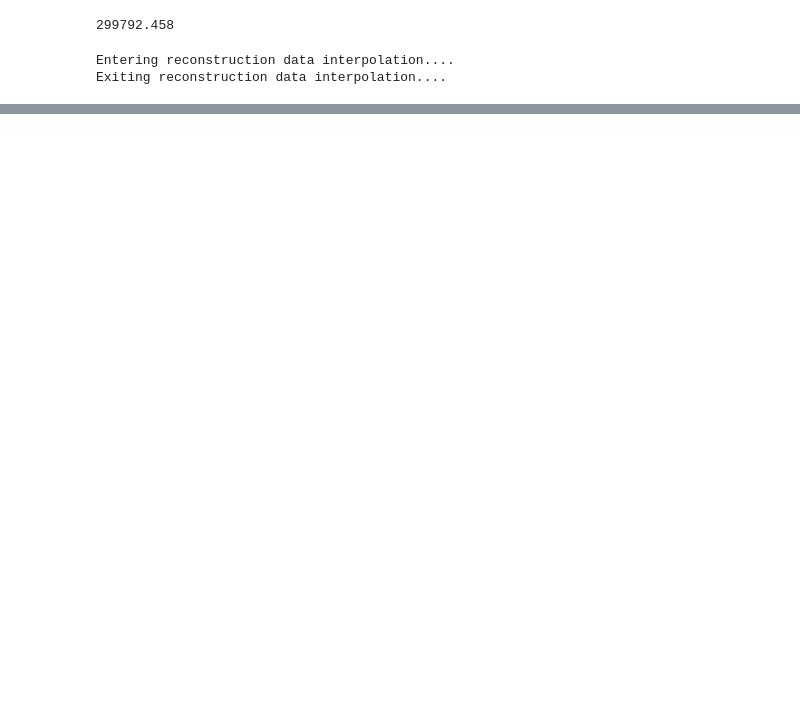
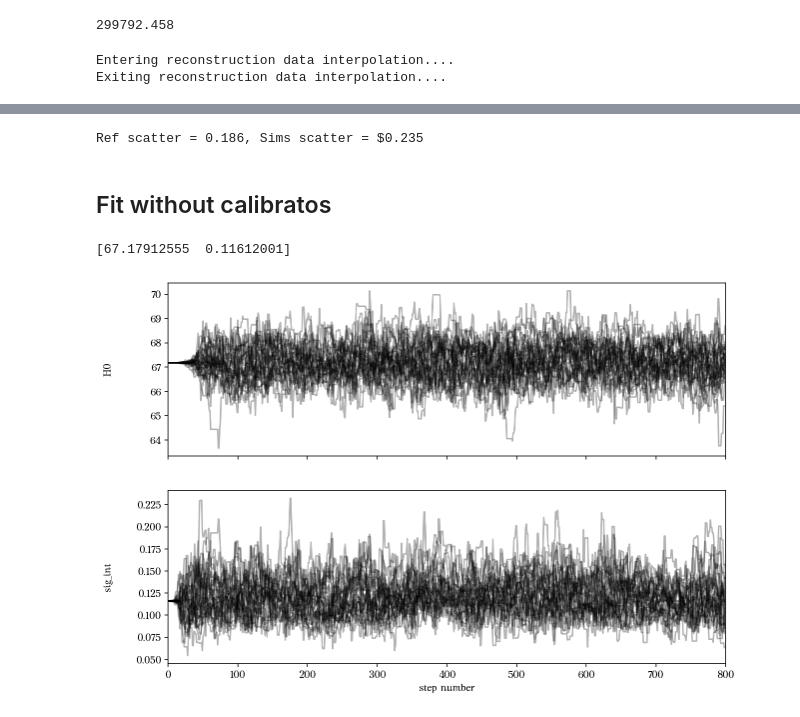
Before and after one commit to HOSTFLOWS/flows_sims, a Jupyter notebook: 4.hubble_diagram.ipynb, the cells around one changed output, grey strips where cells are left out. Saved outputs shown, nothing was run; the diff lists cells and outputs as text; code cells hidden in the pictures; blank space fills up the shorter version.

```diff
--- a/4.hubble_diagram.ipynb
+++ b/4.hubble_diagram.ipynb
@@ -555,0 +570,8 @@ print(rms_ref, rms_sims)
+# %%
+rms_ref = np.sqrt(np.mean(np.r_[res_ref**2, res_calib**2]))
+rms_sims = np.sqrt(np.nanmean(res_sims**2))
+print(f'Ref scatter = {rms_ref:.3f}, Sims scatter = {rms_sims:.3f}')
+# %% [output]
+Ref scatter = 0.186, Sims scatter = $0.235
+# %% [markdown]
+## Fit without calibratos
@@ -555,0 +649,33 @@ print(rms_ref, rms_sims)
+# %%
+np.random.seed(42)
+args = (z_ref, mag_ref, err_ref)
+#args = (z_sims, mag_sims, err_sims)
+
+nll = lambda *args: -log_likelihood(*args)
+p0 = np.array([75, 0.1])
+initial = p0 + 0.1*np.random.randn(len(p0))
+soln = minimize(nll, initial, args=args)
+print(soln.x)
+# %% [output]
+[67.17912555  0.11612001]
+# %%
+pos = soln.x + 1e-4 * np.random.randn(30, len(soln.x))
+nwalkers, ndim = pos.shape
+
+sampler = emcee.EnsembleSampler(nwalkers, ndim,
+                                log_probability, args=args, threads=10)
+sampler.run_mcmc(pos, 800, progress=True);
+# %%
+fig, axes = plt.subplots(len(soln.x), figsize=(10, 7), sharex=True)
+samples = sampler.get_chain()
+labels = ["H0", "sig_int"]
+for i in range(ndim):
+    ax = axes[i]
+    ax.plot(samples[:, :, i], "k", alpha=0.3)
+    ax.set_xlim(0, len(samples))
+    ax.set_ylabel(labels[i])
+    ax.yaxis.set_label_coords(-0.1, 0.5)
+
+axes[-1].set_xlabel("step number");
+# %% [output]
+[figure, added]
```
Also changed, not shown: parts of 29 cells of this notebook, 22 other files.
